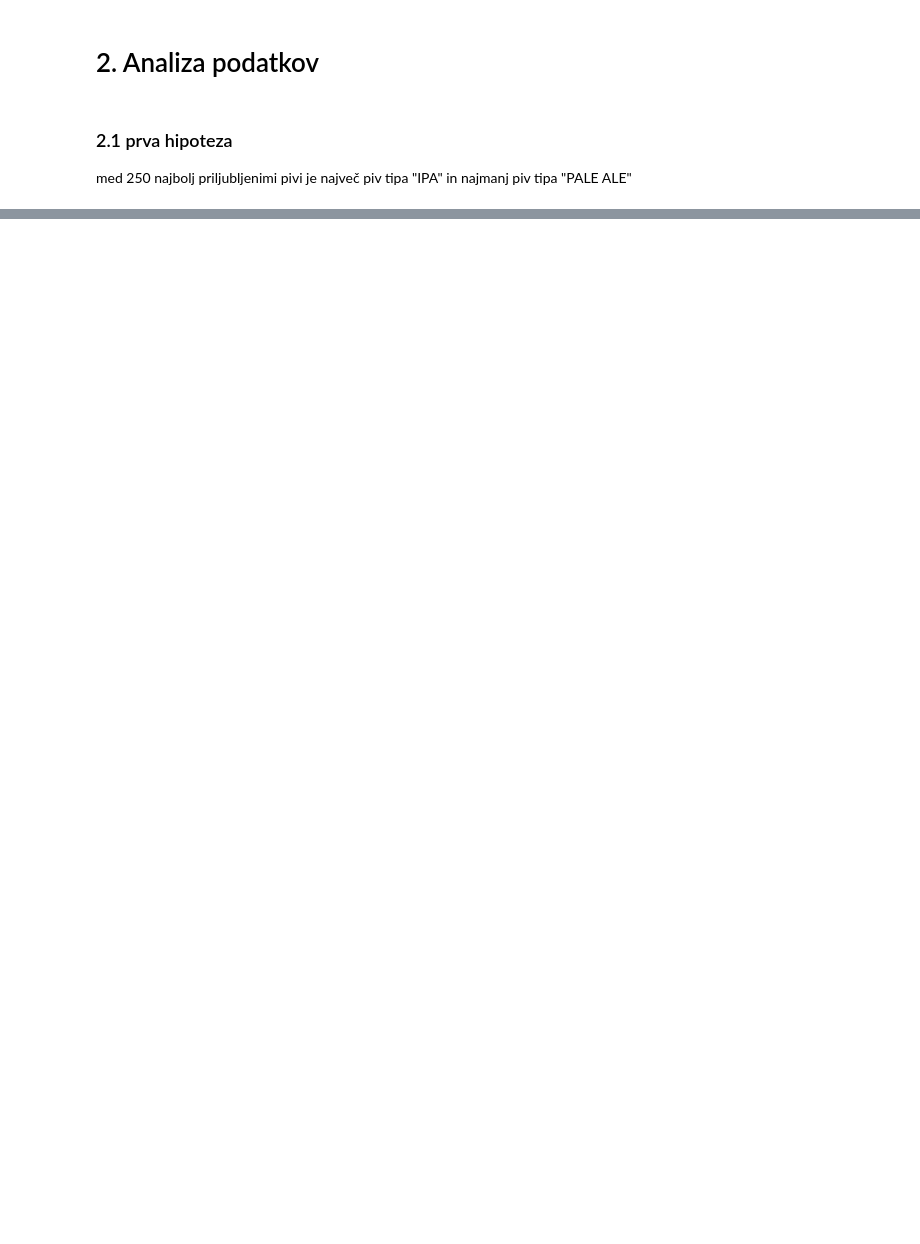
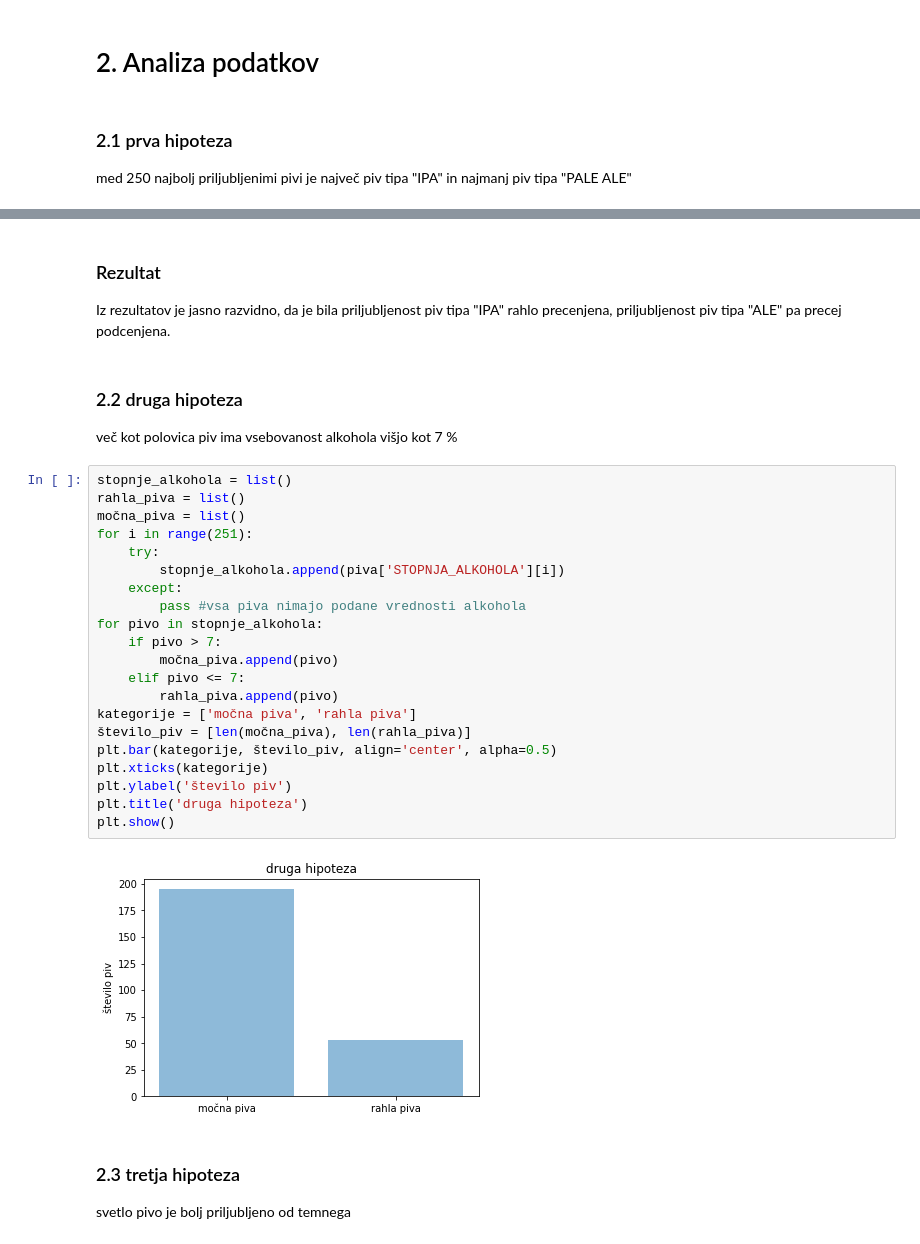
Before and after one commit to nkovacic99/beer_ratings, a Jupyter notebook: beer_ratings.ipynb, the cells around one changed output, grey strips where cells are left out. Saved outputs shown, nothing was run; the diff lists cells and outputs as text; blank space fills up the shorter version.

```diff
--- a/beer_ratings.ipynb
+++ b/beer_ratings.ipynb
@@ -125,0 +121,33 @@ ponovitve_piv
+# %% [markdown]
+### Rezultat
+Iz rezultatov je jasno razvidno, da je bila priljubljenost piv tipa "IPA" rahlo precenjena, priljubljenost piv tipa "ALE" pa precej podcenjena.
+# %% [markdown]
+### 2.2 druga hipoteza
+
+več kot polovica piv ima vsebovanost alkohola višjo kot 7 %
+# %%
+stopnje_alkohola = list()
+rahla_piva = list()
+močna_piva = list()
+for i in range(251):
+    try:
+        stopnje_alkohola.append(piva['STOPNJA_ALKOHOLA'][i])
+    except:
+        pass #vsa piva nimajo podane vrednosti alkohola
+for pivo in stopnje_alkohola:
+    if pivo > 7:
+        močna_piva.append(pivo)
+    elif pivo <= 7:
+        rahla_piva.append(pivo)
+kategorije = ['močna piva', 'rahla piva']
+število_piv = [len(močna_piva), len(rahla_piva)]
+plt.bar(kategorije, število_piv, align='center', alpha=0.5)
+plt.xticks(kategorije)
+plt.ylabel('število piv')
+plt.title('druga hipoteza')
+plt.show()
+# %% [output]
+[figure, added]
+# %% [markdown]
+### 2.3 tretja hipoteza
+svetlo pivo je bolj priljubljeno od temnega
```
Also changed, not shown: parts of 9 cells of this notebook.
